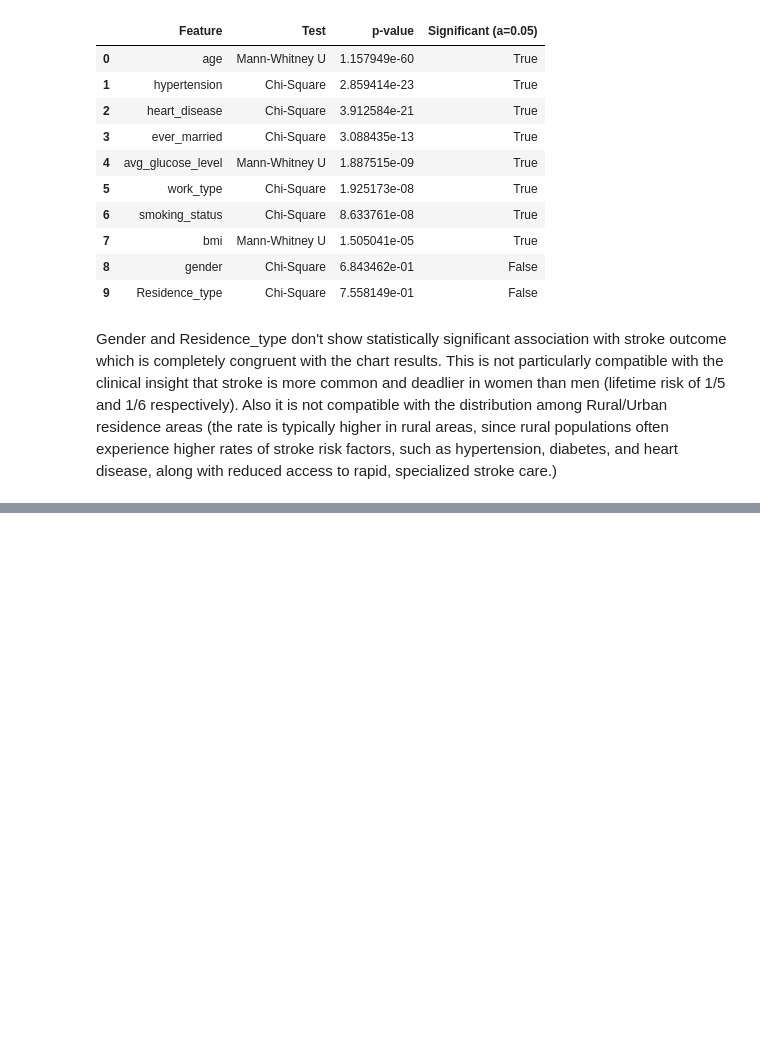
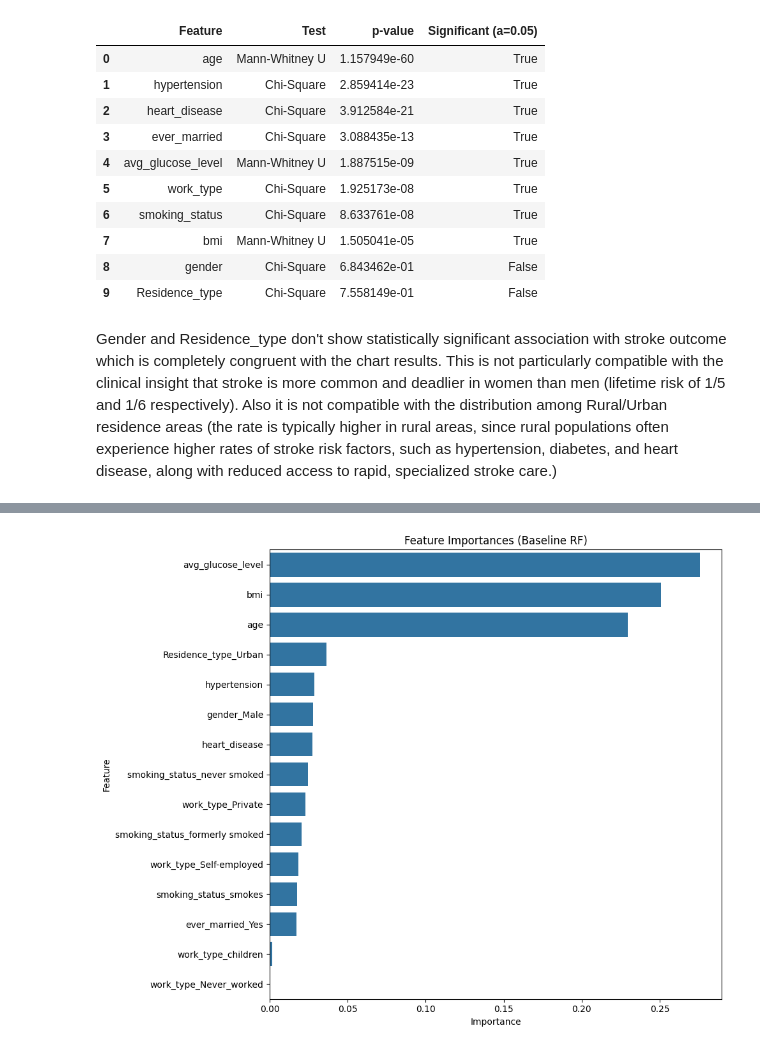
Before and after one commit to mtfattahpour/stroke-prediction, a Jupyter notebook: notebooks/data_exploration.ipynb, the cells around one changed output, grey strips where cells are left out. Drawn from its saved outputs; the diff is of its cells as text; code cells hidden in the pictures; blank space fills up the shorter version.

```diff
--- a/notebooks/data_exploration.ipynb
+++ b/notebooks/data_exploration.ipynb
@@ -633,0 +701,14 @@ Gender and Residence_type don't show statistically significant association with
+# %%
+# feature importance from the baseline model, just to see what signals exist
+feat_imp = pd.DataFrame({
+    "Feature": X_base.columns,
+    "Importance": rf_base.feature_importances_
+}).sort_values("Importance", ascending=False)
+
+plt.figure(figsize=(10, 8))
+sns.barplot(x="Importance", y="Feature", data=feat_imp)
+plt.title("Feature Importances (Baseline RF)")
+plt.tight_layout()
+plt.show()
+# %% [output]
+[figure, added]
```
Also changed, not shown: parts of 12 cells of this notebook.
